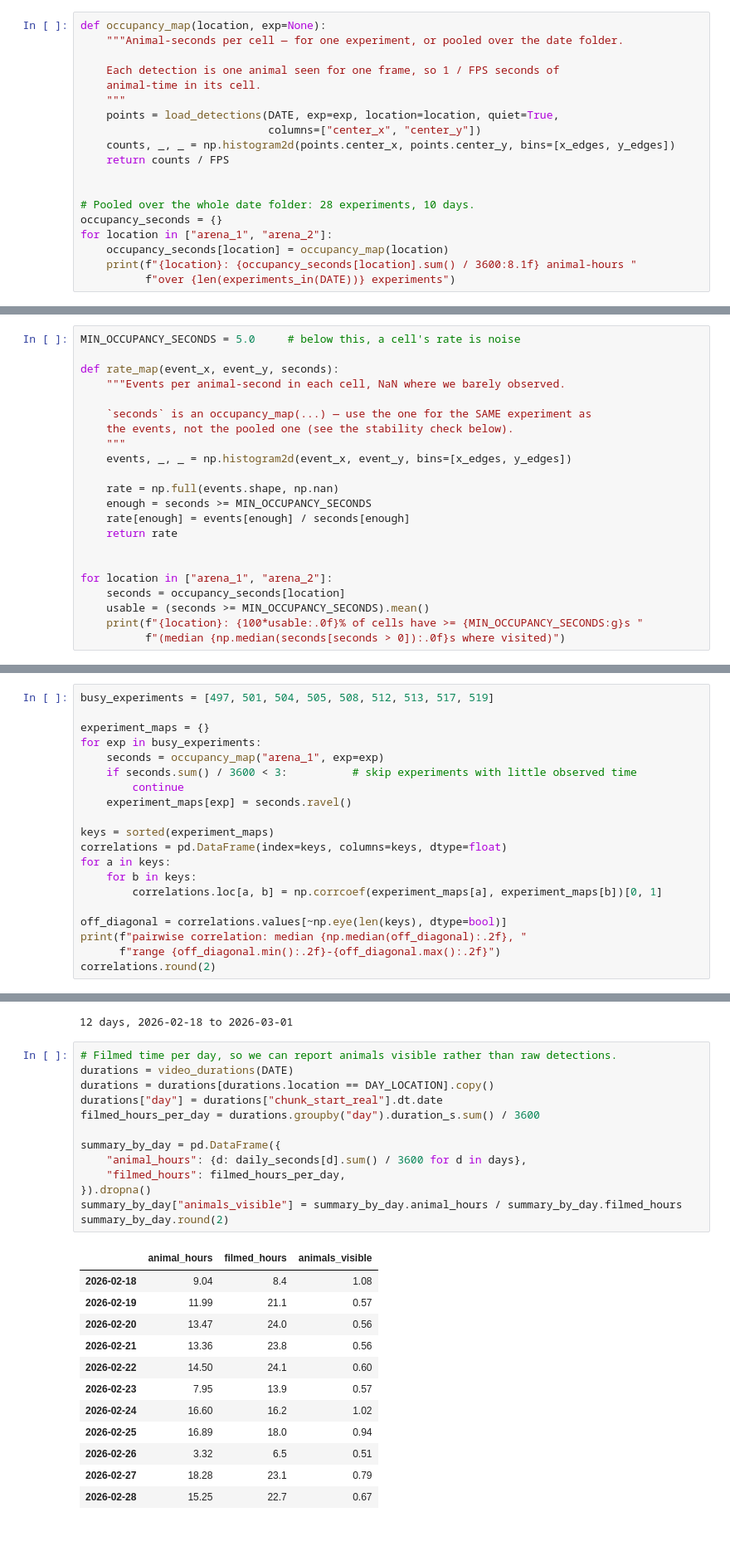
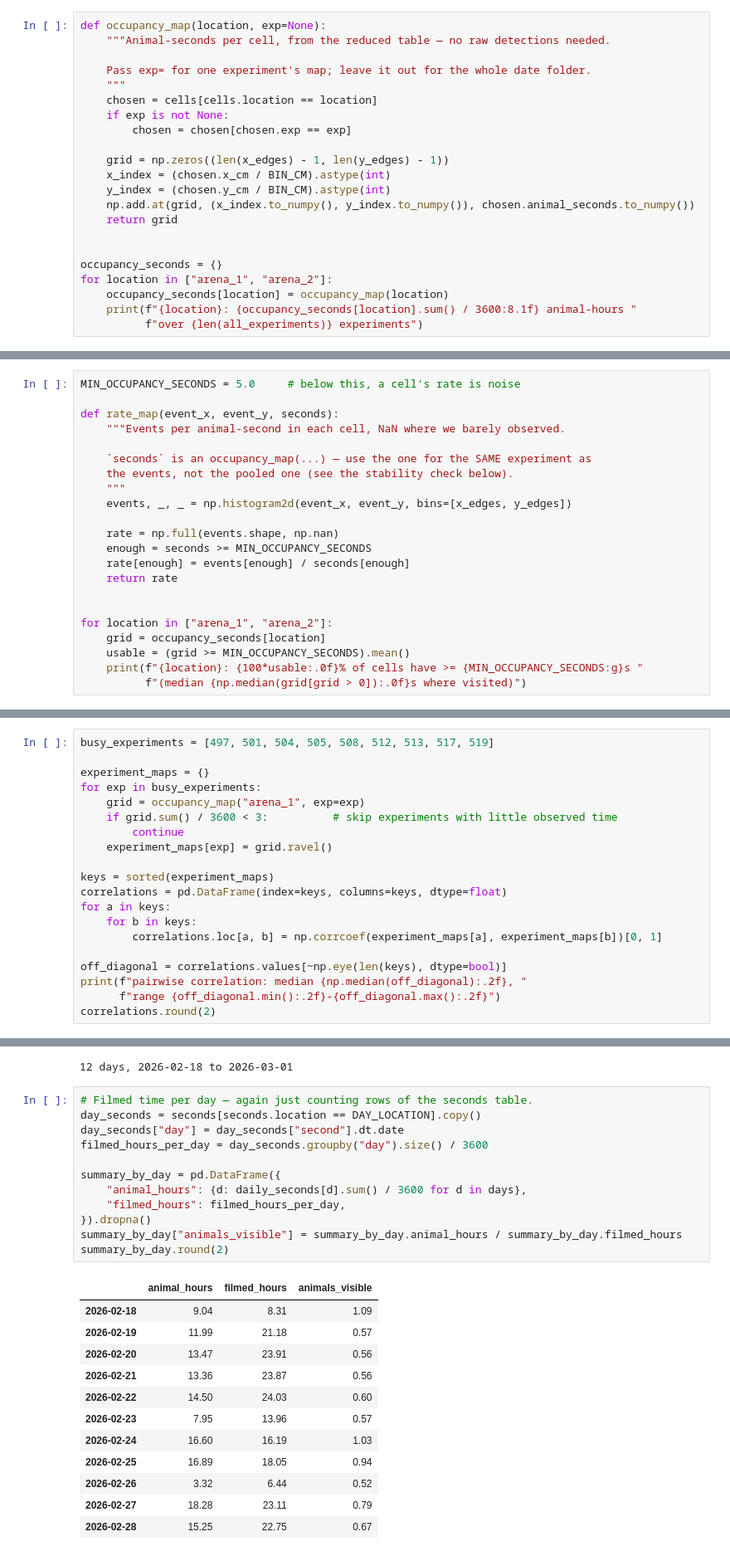
Before and after one commit to GilyGinosar/gerbil_vocalization_analysis, a Jupyter notebook: notebooks/explore_tracking.ipynb, the cells around one changed output, grey strips where cells are left out. Shown at 83% size. Cells and saved outputs as stored; diff of their text form.

```diff
--- a/notebooks/explore_tracking.ipynb
+++ b/notebooks/explore_tracking.ipynb
@@ -253,23 +273,26 @@ Two things to keep straight:
   cell below `MIN_OCCUPANCY_SECONDS`.
 # %%
 def occupancy_map(location, exp=None):
-    """Animal-seconds per cell — for one experiment, or pooled over the date folder.
+    """Animal-seconds per cell, from the reduced table — no raw detections needed.
 
-    Each detection is one animal seen for one frame, so 1 / FPS seconds of
-    animal-time in its cell.
+    Pass exp= for one experiment's map; leave it out for the whole date folder.
     """
-    points = load_detections(DATE, exp=exp, location=location, quiet=True,
-                             columns=["center_x", "center_y"])
-    counts, _, _ = np.histogram2d(points.center_x, points.center_y, bins=[x_edges, y_edges])
-    return counts / FPS
+    chosen = cells[cells.location == location]
+    if exp is not None:
+        chosen = chosen[chosen.exp == exp]
+
+    grid = np.zeros((len(x_edges) - 1, len(y_edges) - 1))
+    x_index = (chosen.x_cm / BIN_CM).astype(int)
+    y_index = (chosen.y_cm / BIN_CM).astype(int)
+    np.add.at(grid, (x_index.to_numpy(), y_index.to_numpy()), chosen.animal_seconds.to_numpy())
+    return grid
 
 
-# Pooled over the whole date folder: 28 experiments, 10 days.
 occupancy_seconds = {}
 for location in ["arena_1", "arena_2"]:
     occupancy_seconds[location] = occupancy_map(location)
     print(f"{location}: {occupancy_seconds[location].sum() / 3600:8.1f} animal-hours "
-          f"over {len(experiments_in(DATE))} experiments")
+          f"over {len(all_experiments)} experiments")
 # %% [output]
 arena_1:    126.7 animal-hours over 28 experiments
 arena_2:    108.6 animal-hours over 28 experiments
@@ -306,10 +326,10 @@ def rate_map(event_x, event_y, seconds):
 
 
 for location in ["arena_1", "arena_2"]:
-    seconds = occupancy_seconds[location]
-    usable = (seconds >= MIN_OCCUPANCY_SECONDS).mean()
+    grid = occupancy_seconds[location]
+    usable = (grid >= MIN_OCCUPANCY_SECONDS).mean()
     print(f"{location}: {100*usable:.0f}% of cells have >= {MIN_OCCUPANCY_SECONDS:g}s "
-          f"(median {np.median(seconds[seconds > 0]):.0f}s where visited)")
+          f"(median {np.median(grid[grid > 0]):.0f}s where visited)")
 # %% [output]
 arena_1: 98% of cells have >= 5s (median 68s where visited)
 arena_2: 97% of cells have >= 5s (median 79s where visited)
@@ -356,10 +376,10 @@ busy_experiments = [497, 501, 504, 505, 508, 512, 513, 517, 519]
 
 experiment_maps = {}
 for exp in busy_experiments:
-    seconds = occupancy_map("arena_1", exp=exp)
-    if seconds.sum() / 3600 < 3:          # skip experiments with little observed time
+    grid = occupancy_map("arena_1", exp=exp)
+    if grid.sum() / 3600 < 3:          # skip experiments with little observed time
         continue
-    experiment_maps[exp] = seconds.ravel()
+    experiment_maps[exp] = grid.ravel()
 
 keys = sorted(experiment_maps)
 correlations = pd.DataFrame(index=keys, columns=keys, dtype=float)
@@ -679,31 +699,30 @@ print(f"{len(days)} days, {days[0]} to {days[-1]}")
 # %% [output]
 12 days, 2026-02-18 to 2026-03-01
 # %%
-# Filmed time per day, so we can report animals visible rather than raw detections.
-durations = video_durations(DATE)
-durations = durations[durations.location == DAY_LOCATION].copy()
-durations["day"] = durations["chunk_start_real"].dt.date
-filmed_hours_per_day = durations.groupby("day").duration_s.sum() / 3600
+# Filmed time per day — again just counting rows of the seconds table.
+day_seconds = seconds[seconds.location == DAY_LOCATION].copy()
+day_seconds["day"] = day_seconds["second"].dt.date
+filmed_hours_per_day = day_seconds.groupby("day").size() / 3600
 
 summary_by_day = pd.DataFrame({
     "animal_hours": {d: daily_seconds[d].sum() / 3600 for d in days},
     "filmed_hours": filmed_hours_per_day,
 }).dropna()
 summary_by_day["animals_visible"] = summary_by_day.animal_hours / summary_by_day.filmed_hours
 summary_by_day.round(2)
 # %% [output]
 |  | animal_hours | filmed_hours | animals_visible |
-| 2026-02-18 | 9.04 | 8.4 | 1.08 |
-| 2026-02-19 | 11.99 | 21.1 | 0.57 |
-| 2026-02-20 | 13.47 | 24.0 | 0.56 |
-| 2026-02-21 | 13.36 | 23.8 | 0.56 |
-| 2026-02-22 | 14.50 | 24.1 | 0.60 |
-| 2026-02-23 | 7.95 | 13.9 | 0.57 |
-| 2026-02-24 | 16.60 | 16.2 | 1.02 |
-| 2026-02-25 | 16.89 | 18.0 | 0.94 |
-| 2026-02-26 | 3.32 | 6.5 | 0.51 |
-| 2026-02-27 | 18.28 | 23.1 | 0.79 |
-| 2026-02-28 | 15.25 | 22.7 | 0.67 |
+| 2026-02-18 | 9.04 | 8.31 | 1.09 |
+| 2026-02-19 | 11.99 | 21.18 | 0.57 |
+| 2026-02-20 | 13.47 | 23.91 | 0.56 |
+| 2026-02-21 | 13.36 | 23.87 | 0.56 |
+| 2026-02-22 | 14.50 | 24.03 | 0.60 |
+| 2026-02-23 | 7.95 | 13.96 | 0.57 |
+| 2026-02-24 | 16.60 | 16.19 | 1.03 |
+| 2026-02-25 | 16.89 | 18.05 | 0.94 |
+| 2026-02-26 | 3.32 | 6.44 | 0.52 |
+| 2026-02-27 | 18.28 | 23.11 | 0.79 |
+| 2026-02-28 | 15.25 | 22.75 | 0.67 |
 # %%
 fig, axes = plt.subplots(2, 1, figsize=(9, 6), sharex=True)
 
```
Also changed, not shown: parts of 12 cells of this notebook, 3 other files.
